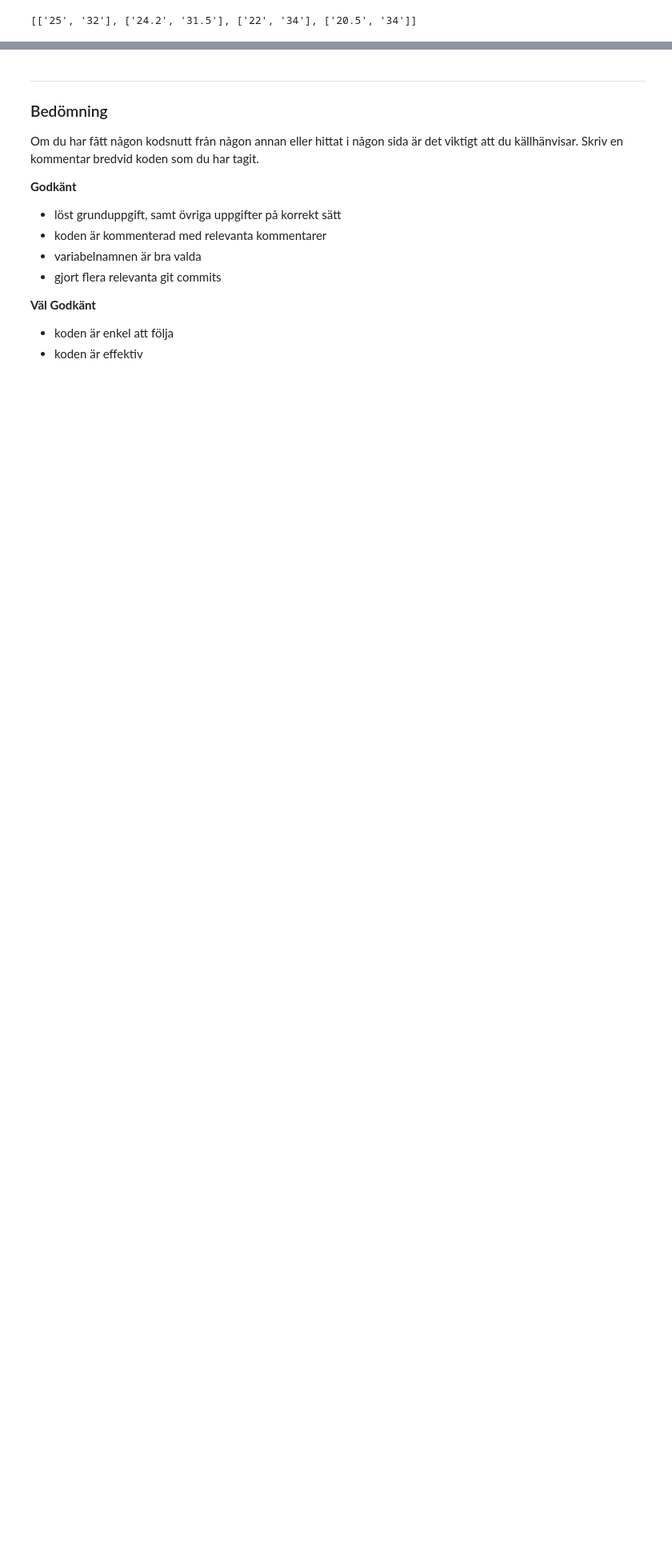
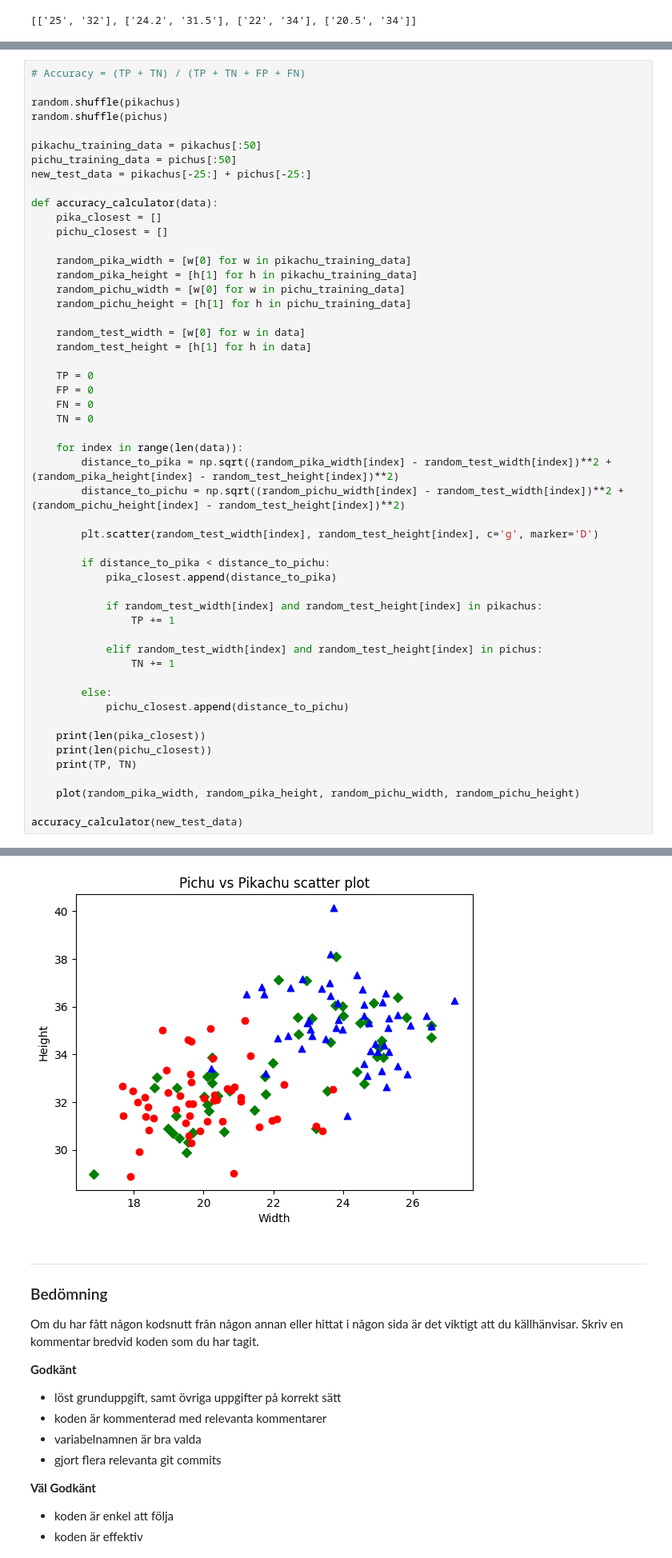
Before and after one commit to nabil0n/PythonAI23, a Jupyter notebook: Labs/labb2/labb2.ipynb, the cells around one changed output, grey strips where cells are left out. Shown at 80% size. Saved outputs shown, nothing was run; the diff lists cells and outputs as text; blank space fills up the shorter version.

```diff
--- a/Labs/labb2/labb2.ipynb
+++ b/Labs/labb2/labb2.ipynb
@@ -187,0 +208,53 @@ def accuracy_calculator(data):
+# %%
+# Accuracy = (TP + TN) / (TP + TN + FP + FN)
+
+random.shuffle(pikachus)
+random.shuffle(pichus)
+
+pikachu_training_data = pikachus[:50]
+pichu_training_data = pichus[:50]
+new_test_data = pikachus[-25:] + pichus[-25:]
+
+def accuracy_calculator(data):
+    pika_closest = []
+    pichu_closest = []
+
+    random_pika_width = [w[0] for w in pikachu_training_data]
+    random_pika_height = [h[1] for h in pikachu_training_data]
+    random_pichu_width = [w[0] for w in pichu_training_data]
+    random_pichu_height = [h[1] for h in pichu_training_data]
+
+    random_test_width = [w[0] for w in data]
+    random_test_height = [h[1] for h in data]
+
+    TP = 0
+    FP = 0
+    FN = 0
+    TN = 0
+
+    for index in range(len(data)):
+        distance_to_pika = np.sqrt((random_pika_width[index] - random_test_width[index])**2 + (random_pika_height[index] - random_test_height[index])**2)
+        distance_to_pichu = np.sqrt((random_pichu_width[index] - random_test_width[index])**2 + (random_pichu_height[index] - random_test_height[index])**2)
+
+        plt.scatter(random_test_width[index], random_test_height[index], c='g', marker='D')
+
+        if distance_to_pika < distance_to_pichu:
+            pika_closest.append(distance_to_pika)
+
+            if random_test_width[index] and random_test_height[index] in pikachus:
+                TP += 1
+
+            elif random_test_width[index] and random_test_height[index] in pichus:
+                TN += 1
+
+        else:
+            pichu_closest.append(distance_to_pichu)
+
+    print(len(pika_closest))
+    print(len(pichu_closest))
+    print(TP, TN)
+
+    plot(random_pika_width, random_pika_height, random_pichu_width, random_pichu_height)
+
+accuracy_calculator(new_test_data)
+# %% [output]
@@ -188,3 +264,4 @@ def accuracy_calculator(data):
+[figure, added]
 # %% [markdown]
 ---
 ### Bedömning
```
Also changed, not shown: parts of 7 cells of this notebook.
